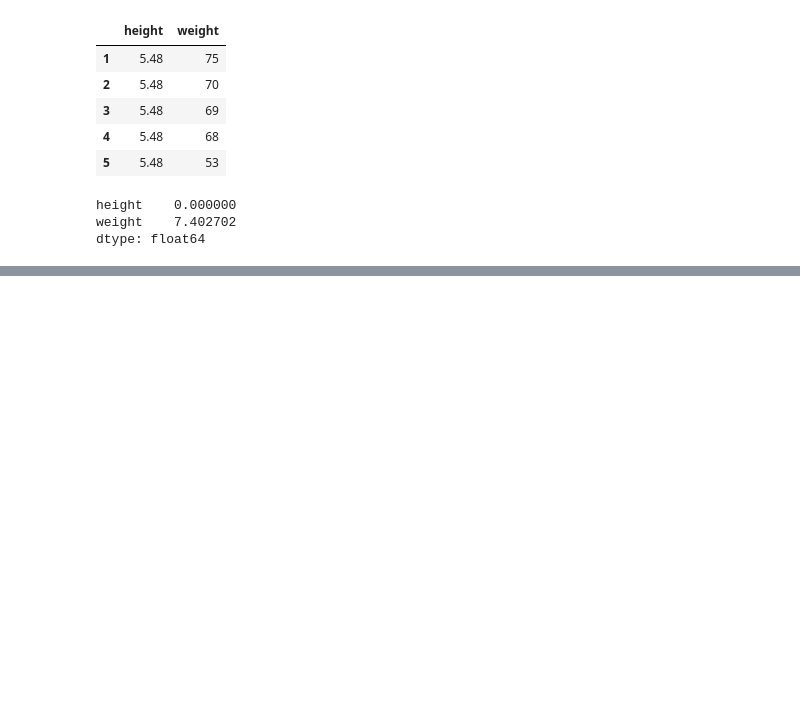
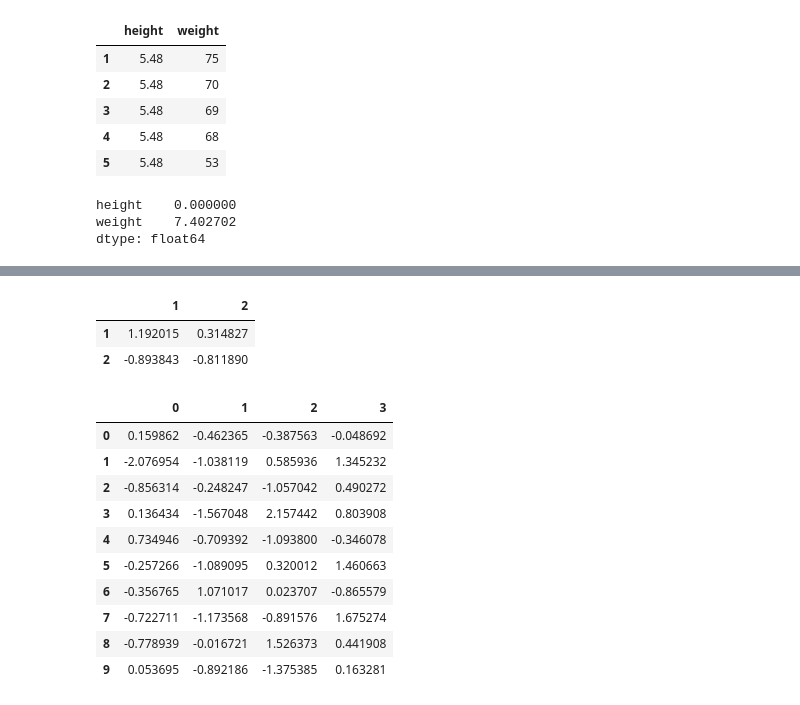
Before and after one commit to kirtibajaj/DataScience, a Jupyter notebook: PAndas_Intro.ipynb, the cells around one changed output, grey strips where cells are left out. Drawn from its saved outputs; the diff is of its cells as text; code cells hidden in the pictures; blank space fills up the shorter version.

```diff
--- a/PAndas_Intro.ipynb
+++ b/PAndas_Intro.ipynb
@@ -590,0 +675,20 @@ dtype: float64
+# %%
+df.loc[[1,2],[1,2]]
+# %% [output]
+|  | 1 | 2 |
+| 1 | 1.192015 | 0.314827 |
+| 2 | -0.893843 | -0.811890 |
+# %%
+df
+# %% [output]
+|  | 0 | 1 | 2 | 3 |
+| 0 | 0.159862 | -0.462365 | -0.387563 | -0.048692 |
+| 1 | -2.076954 | -1.038119 | 0.585936 | 1.345232 |
+| 2 | -0.856314 | -0.248247 | -1.057042 | 0.490272 |
+| 3 | 0.136434 | -1.567048 | 2.157442 | 0.803908 |
+| 4 | 0.734946 | -0.709392 | -1.093800 | -0.346078 |
+| 5 | -0.257266 | -1.089095 | 0.320012 | 1.460663 |
+| 6 | -0.356765 | 1.071017 | 0.023707 | -0.865579 |
+| 7 | -0.722711 | -1.173568 | -0.891576 | 1.675274 |
+| 8 | -0.778939 | -0.016721 | 1.526373 | 0.441908 |
+| 9 | 0.053695 | -0.892186 | -1.375385 | 0.163281 |
```
Also changed, not shown: parts of 21 cells of this notebook, 2 other files.
